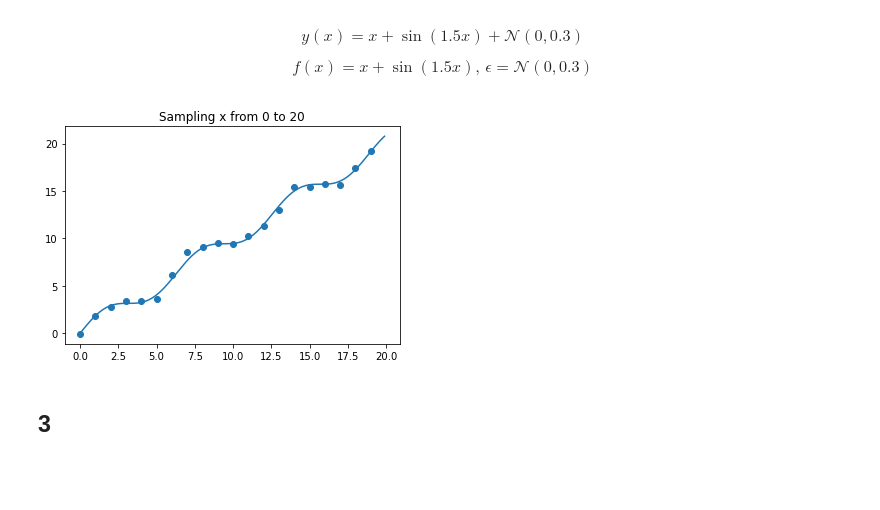
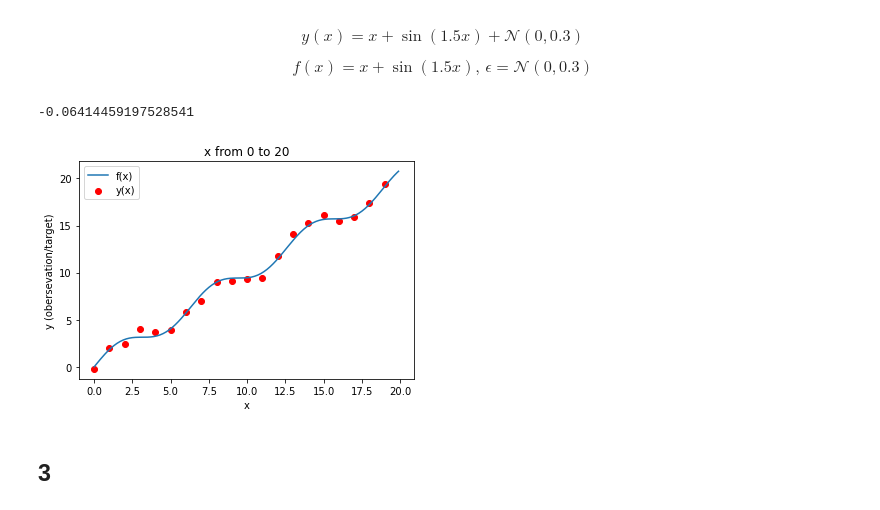
Before and after one commit to Xiang-Pan/NYU_DL_Sys, a Jupyter notebook: HW1/HW1.ipynb, the cells around one changed output. Cells and saved outputs as stored; diff of their text form; code cells hidden in the pictures; blank space fills up the shorter version.

```diff
--- a/HW1/HW1.ipynb
+++ b/HW1/HW1.ipynb
@@ -15,4 +74,4 @@ import numpy as np
 import math
 # %%
-mu, sigma = 0, 0.3 # mean and standard deviation
+mu, sigma = 0, math.sqrt(0.3) # mean and standard deviation
 eps_list = np.random.normal(mu, sigma, 20)
@@ -19,3 +84,7 @@ eps_list = np.random.normal(mu, sigma, 20)
+# %%
+f_with_noise(0)
+# %% [output]
+-0.06414459197528541
 # %%
 y_list = []
 for i in range(20):
@@ -24,22 +93,25 @@ for i in range(20):
 # %%
 x_list = [i for i in range(20)]
 # %%
-import matplotlib.pyplot as plt
-import numpy as np
+x_range = np.arange(0, 20, 0.1)
 
-x_range = np.arange(0, 20, 0.1)
 f_x_list = []
 for x in x_range:
     f_t = x + math.sin(x)
     f_x_list.append(f_t)
 
-plt.plot(x_range, f_x_list, label="sigmoid")
 
-plt.scatter(x_list, y_list)
-plt.title("Sampling x from 0 to 20")
+plt.xlabel('x')
+plt.ylabel('y (obersevation/target)')
+
+line_f, = plt.plot(x_range, f_x_list)
+
+line_y = plt.scatter(x_list, y_list, color="r")
+plt.legend(handles=[line_f,line_y],labels=['f(x)','y(x)'],loc='best')
+plt.title("x from 0 to 20")
 plt.show()
 # %% [output]
-[figure, old version]
+[figure, new version]
 # %% [markdown]
 ## 3
 # %% [markdown]
```
Also changed, not shown: parts of 173 cells of this notebook, 19 other files.
